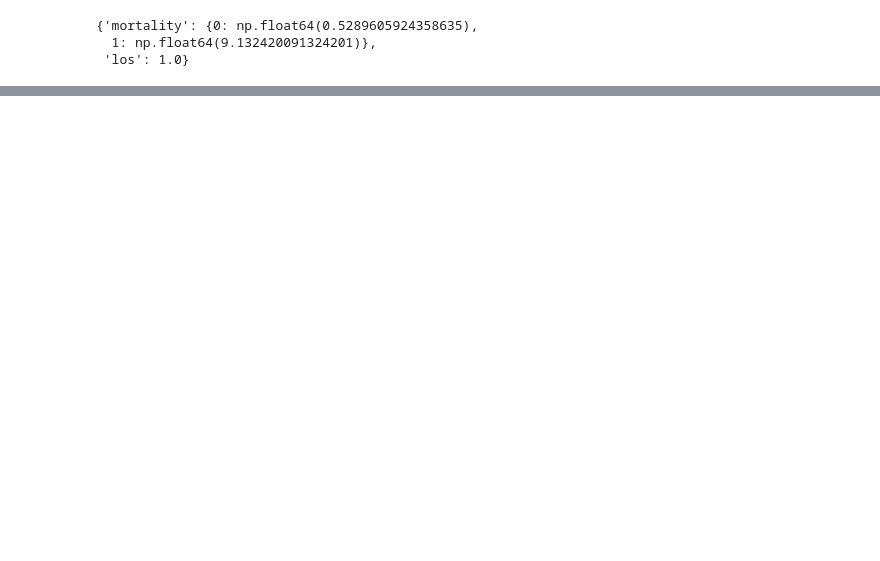
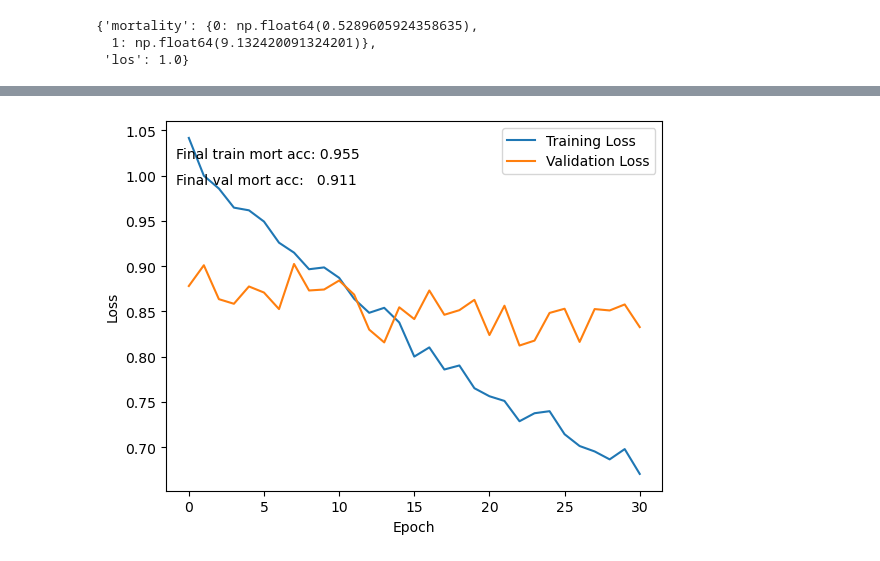
Before and after one commit to amyduguid2/MIMIC_Analysis, a Jupyter notebook: lstm.ipynb, the cells around one changed output, grey strips where cells are left out. Saved outputs shown, nothing was run; the diff lists cells and outputs as text; code cells hidden in the pictures; blank space fills up the shorter version.

```diff
--- a/lstm.ipynb
+++ b/lstm.ipynb
@@ -324,9 +337,8 @@ def build_patient_tensors(
 
     # Infer diagnosis embedding shape from first non-null row
     first_non_null = next((v for v in df_sorted[diag_col].values if isinstance(v, np.ndarray)), None)
-    if first_non_null is None:
-        raise ValueError(f"No numpy arrays found in column '{diag_col}'.")
-    diag_shape = first_non_null.shape  # e.g., (E,) or (L,E)
+    diag_shape = first_non_null.shape
+    diag_is_int = np.issubdtype(first_non_null.dtype, np.integer)
 
     # Group by patient
     groups = list(df_sorted.groupby(patient_col, sort=False))
@@ -343,7 +355,7 @@ def build_patient_tensors(
     X_cat  = np.zeros((N, T, Kc), dtype="int32")
     X_num  = np.zeros((N, T, Kn), dtype="float32")
     X_bin  = np.zeros((N, T, Kb), dtype="float32")
-    X_diag = np.full((N, T) + diag_shape, pad_value, dtype="float32")
+    X_diag = np.full((N, T) + diag_shape, 0 if diag_is_int else pad_value, dtype="int32" if diag_is_int else "float32")
     mask   = np.zeros((N, T), dtype="float32")
     hadm   = np.empty((N, T), dtype=object) if "hadm_id" in df.columns else None
 
@@ -411,7 +423,7 @@ train_tensor = build_patient_tensors(
     num_cols=NUMERIC,
     binary_cols=BINARY,
     diag_col="diag_seq",
-    max_T=14,
+    max_T=101,
     pad_value=0.0,
 )
 # %%
@@ -430,7 +442,7 @@ test_tensor = build_patient_tensors(
     binary_cols=BINARY,
     num_cols=NUMERIC,
     diag_col="diag_seq",
-    max_T=14,
+    max_T=101,
     pad_value=0.0,
 )
 
@@ -653,0 +468,2 @@ LOS — MAE: 0.620322    MSE: 0.62323695
+# %%
+vocab_sizes = [CatEncoder().fit(train_df[c]).vocab_size() for c in CATEGORICAL]
@@ -653,0 +595,79 @@ LOS — MAE: 0.620322    MSE: 0.62323695
+# %%
+# compile with multiple losses and metrics
+model.compile(
+    optimizer=tf.keras.optimizers.Adam(1e-4),
+    loss={"mortality": "binary_crossentropy", "los": "mse"},
+    metrics={
+        "mortality": [
+            metrics.AUC(name="auc"),
+            metrics.AUC(name="pr_auc", curve="PR"),
+            metrics.Precision(name="precision"),
+            metrics.Recall(name="recall"),
+            metrics.BinaryAccuracy(name="accuracy"),
+        ],
+        "los": [metrics.MeanAbsoluteError(name="mae"), metrics.MeanSquaredError(name="mse")],
+    },
+    loss_weights={"mortality": 2.0, "los": 1.0},   # tune if needed
+)
+
+# counts
+p = int((y_train_mort == 1).sum())
+n = int((y_train_mort == 0).sum())
+w_pos = n / max(p, 1)         # e.g. ~17–20 for ~5–6% positives
+w_neg = 1.0
+
+# per-sample weights for the mortality head
+sw_mort = np.where(y_train_mort == 1, w_pos, w_neg).astype("float32")
+# keep LOS unweighted (or set your own)
+sw_los  = np.ones_like(y_train_los, dtype="float32")
+
+#check sample weights
+print("sw_mort shape:", sw_mort.shape, "unique values:", np.unique(sw_mort)[:10])
+print("sw_los shape:", sw_los.shape, "unique values:", np.unique(sw_los)[:10])
+
+train_inputs = {
+    "cat_in":  X_cat_train,
+    "num_in":  X_num_train,
+    "bin_in":  X_bin_train,
+    "diag_in": X_diag_train,
+    "mask_in": mask_time_train.astype("float32"),
+}
+val_inputs = {
+    "cat_in":  X_cat_test,
+    "num_in":  X_num_test,
+    "bin_in":  X_bin_test,
+    "diag_in": X_diag_test,
+    "mask_in": mask_time_test.astype("float32"),
+}
+
+es = tf.keras.callbacks.EarlyStopping(
+    monitor="val_mortality_pr_auc", mode="max",
+    patience=6, restore_best_weights=True
+)
+rlrop = tf.keras.callbacks.ReduceLROnPlateau(
+    monitor="val_loss", factor=0.5, patience=3, min_lr=1e-6, verbose=1
+)
+
+hist = model.fit(
+    x=train_inputs,
+    y={"mortality": y_train_mort, "los": y_train_los},
+    validation_data=(val_inputs, {"mortality": y_test_mort, "los": y_test_los}),
+    epochs=50,
+    batch_size=64,
+    callbacks=[es],
+    sample_weight={"mortality": sw_mort, "los": sw_los},
+    verbose=1
+)
+
+plt.plot(hist.history['loss'], label='Training Loss')
+plt.plot(hist.history['val_loss'], label='Validation Loss')
+plt.legend(); plt.xlabel('Epoch'); plt.ylabel('Loss')
+
+# If you want accuracy from the mortality head:
+final_val_loss = hist.history['val_loss'][-1]
+final_train_acc = hist.history.get('mortality_accuracy', [np.nan])[-1]
+final_val_acc   = hist.history.get('val_mortality_accuracy', [np.nan])[-1]
+plt.annotate(f'Final train mort acc: {final_train_acc:.3f}', (0.02, 0.90), xycoords='axes fraction')
+plt.annotate(f'Final val mort acc:   {final_val_acc:.3f}',   (0.02, 0.83), xycoords='axes fraction')
+plt.show()
+# %% [output]
@@ -653,0 +691 @@ LOS — MAE: 0.620322    MSE: 0.62323695
+[figure, added]
```
Also changed, not shown: parts of 26 cells of this notebook, 1 other file.
